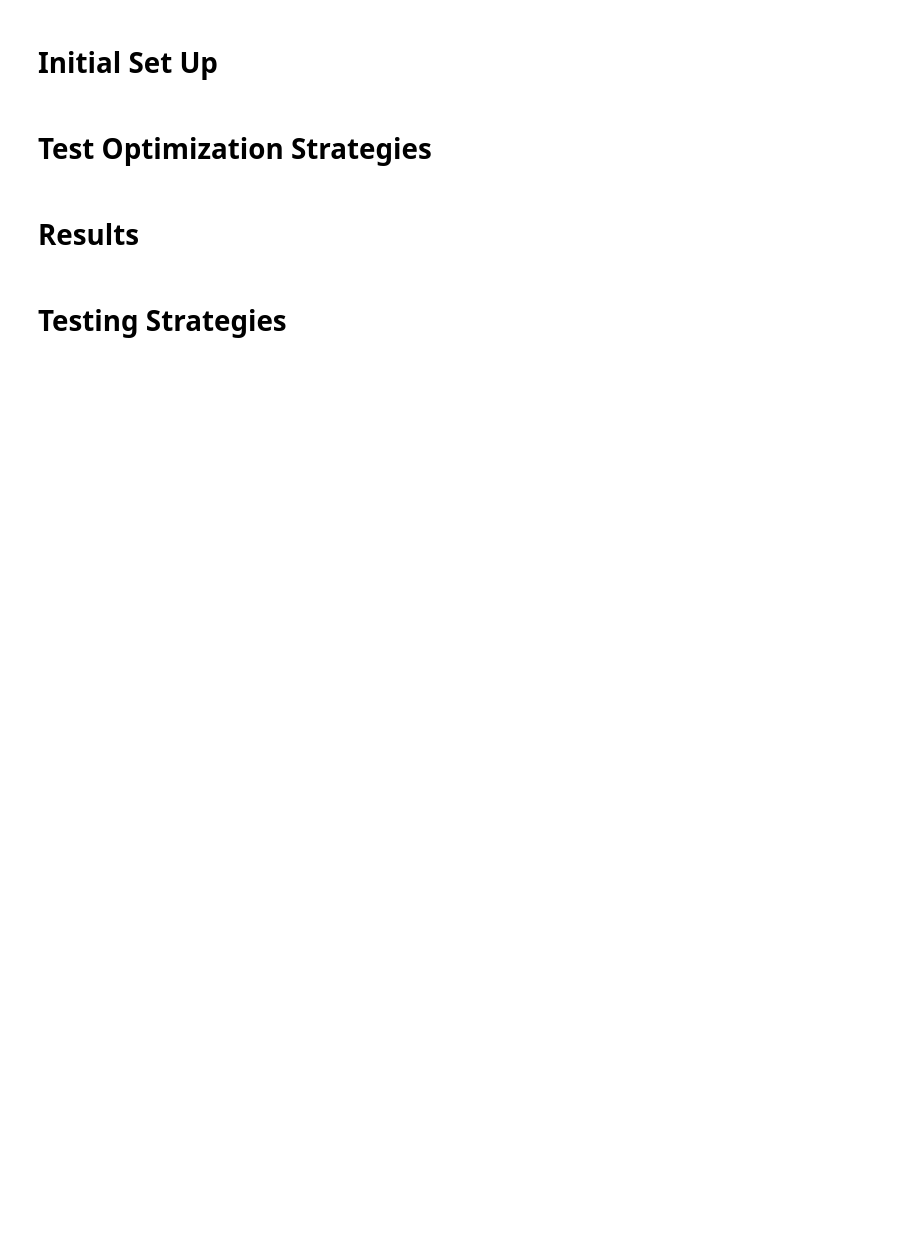
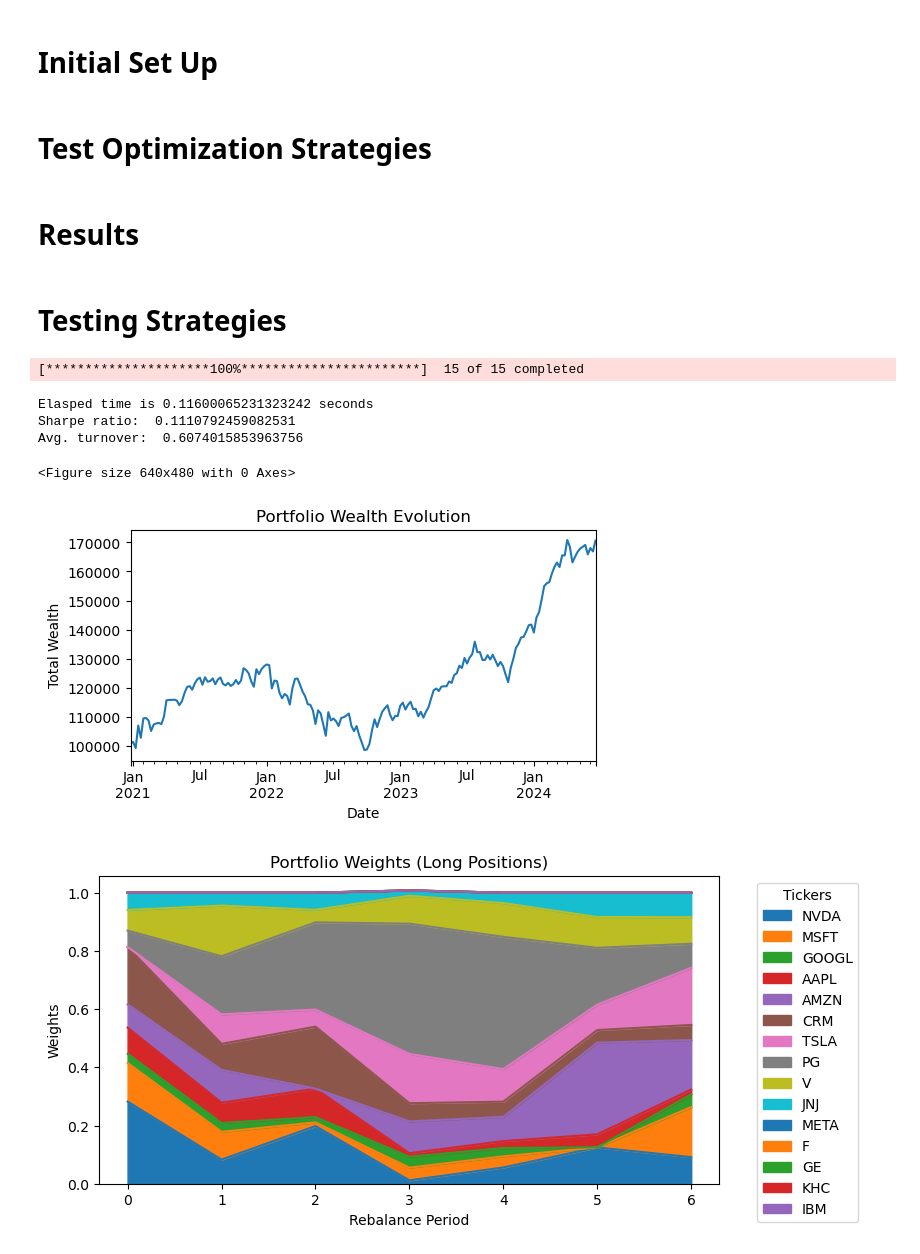
Before and after one commit to MIE479-2024/mie-377-template-MatthewGWilson, a Jupyter notebook: MIE377_Project_Main.ipynb, the cells around one changed output. Cells and saved outputs as stored; diff of their text form; code cells hidden in the pictures; blank space fills up the shorter version.

```diff
--- a/MIE377_Project_Main.ipynb
+++ b/MIE377_Project_Main.ipynb
@@ -27,6 +27,7 @@ startDate = '2018-01-05'
 # sets the start date to the nearest monday to make aligining data easier
 startDate = pd.to_datetime(startDate) - pd.offsets.Week(weekday=0)
 endDate = '2024-10-01'
+testLength = 156
 
 # set the initial budget to invest
 initialVal = 100000
@@ -152,7 +153,7 @@ def test_optimization(adjClose, tickers, factorRet, riskFree, dates, short, stra
     returns = returns - np.diag(riskFree.values) @ np.ones_like(returns.values)
 
     # set testing period start
-    testStart = returns.index[0] + pd.offsets.DateOffset(weeks=156)
+    testStart = returns.index[0] + pd.offsets.DateOffset(weeks=testLength)
 
     # calculate end of first testing period
     testEnd = testStart + pd.offsets.DateOffset(weeks=investPeriod) - pd.offsets.DateOffset(weeks=1)
@@ -377,14 +378,22 @@ def test_and_results(tickers, strategy, short, weights):
 # %% [markdown]
 # Testing Strategies
 # %%
-# ChatGPT 15 Stock Portfolio
+# ChatGPT 15 Stock Portfolio with MVO OLS Weightings
 tickersChatGPT15 = [
     'NVDA', 'MSFT', 'GOOGL', 'AAPL', 'AMZN', 'CRM', 'TSLA', 'PG', 'V', 'JNJ', 'META', 'F', 'GE', 'KHC', 'IBM'
 ]
 
-short = [
+shortChatGPT15 = [
     0, 0, 0, 0, 0, 0, 0, 0, 0, 0,  # 10 long
     1, 1, 1, 1, 1  # 5 short
 ]
 
-ChatGPT15Results = test_and_results(tickersChatGPT15, "OLS_MVO_ChatGPT", short, "")
+ChatGPT15Results = test_and_results(tickersChatGPT15, "OLS_MVO_ChatGPT", shortChatGPT15, "")
+# %% [output]
+[*********************100%***********************]  15 of 15 completed
+Elasped time is 0.11600065231323242 seconds
+Sharpe ratio:  0.1110792459082531
+Avg. turnover:  0.6074015853963756
+<Figure size 640x480 with 0 Axes>
+[figure, added]
+[figure, added]
```
Also changed, not shown: parts of 8 cells of this notebook, 8 other files.
